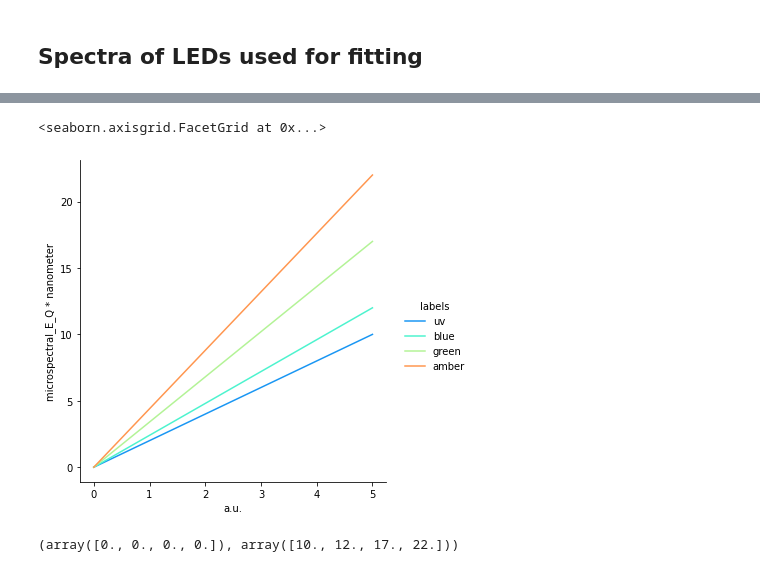
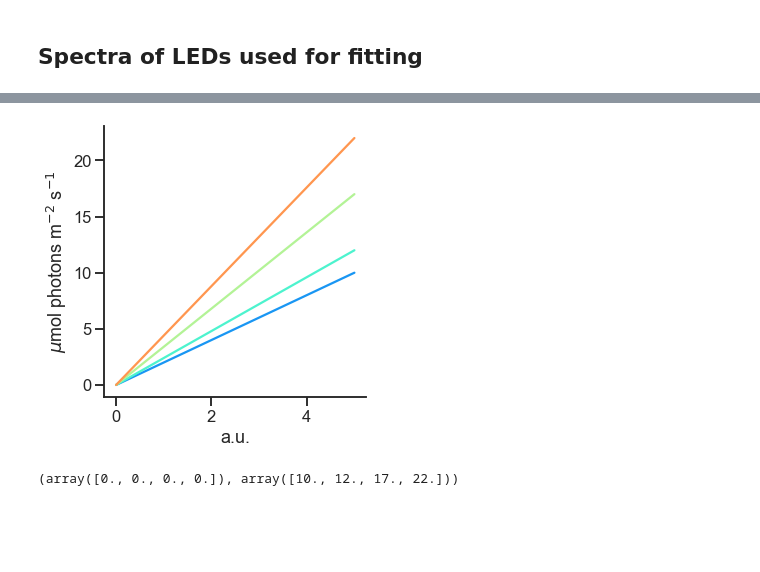
Before and after one commit to neuralsignal/dreye, a Jupyter notebook: tutorials/silent_substitution.ipynb, the cells around one changed output, grey strips where cells are left out. Drawn from its saved outputs; the diff is of its cells as text; code cells hidden in the pictures; blank space fills up the shorter version.

```diff
--- a/tutorials/silent_substitution.ipynb
+++ b/tutorials/silent_substitution.ipynb
@@ -37,8 +43,10 @@ measured_spectra.normalized_spectra.plot(palette='rainbow')
-# %%
-measured_spectra.intensities.plot(palette='rainbow')
-# %% [output]
-<seaborn.axisgrid.FacetGrid at 0x...>
-[figure, removed]
+# %%
+measured_spectra.intensities.plot(palette='rainbow', legend=False)
+plt.ylabel(r'$\mu$mol photons m$^{-2}$ s$^{-1}$')
+plt.tight_layout()
+plt.savefig('selected_light_intensities.pdf')
+# %% [output]
+[figure, added]
 # %%
 # intensity range of LEDs
 measured_spectra.intensity_bounds
```
Also changed, not shown: parts of 7 cells of this notebook, 23 other files.
